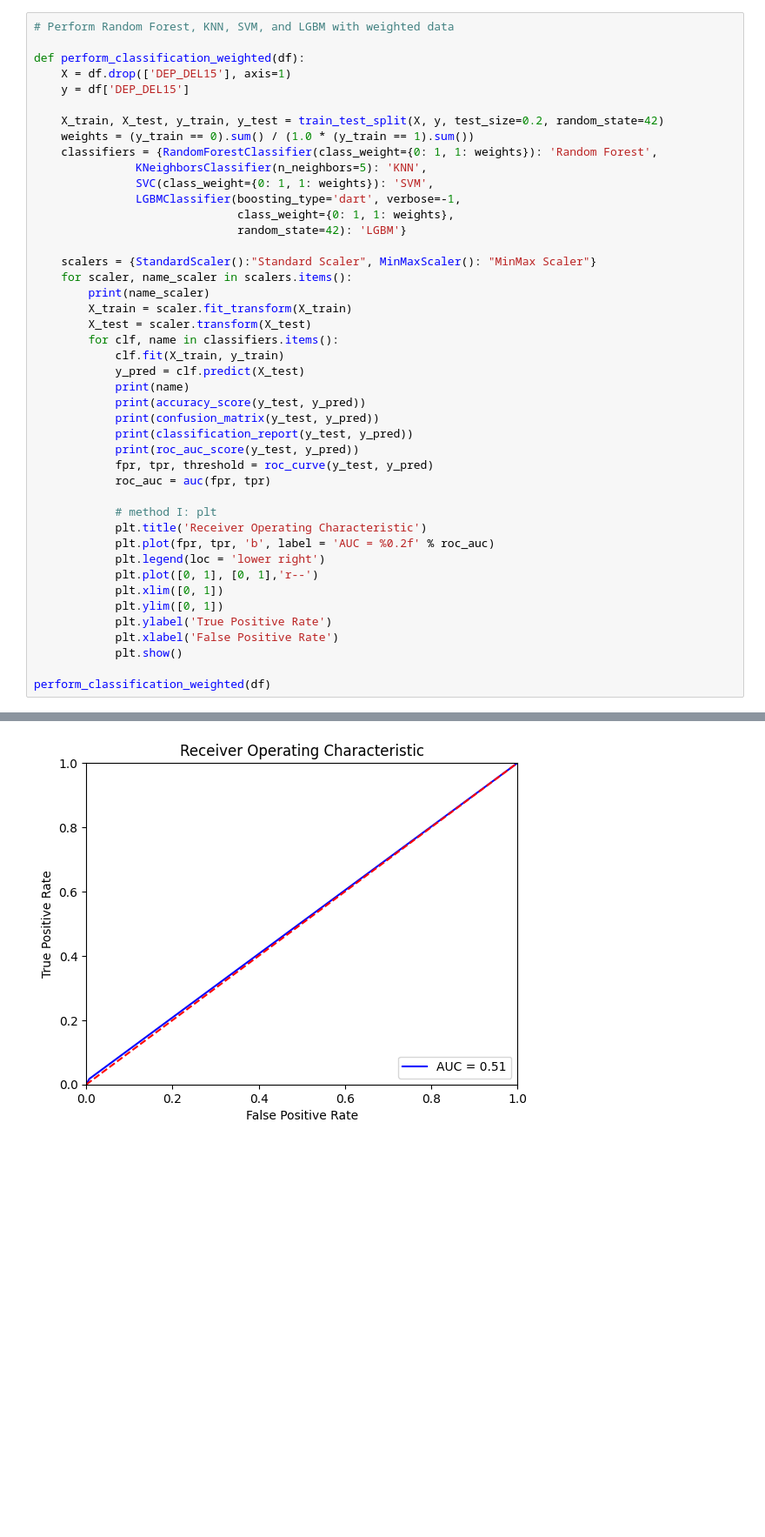
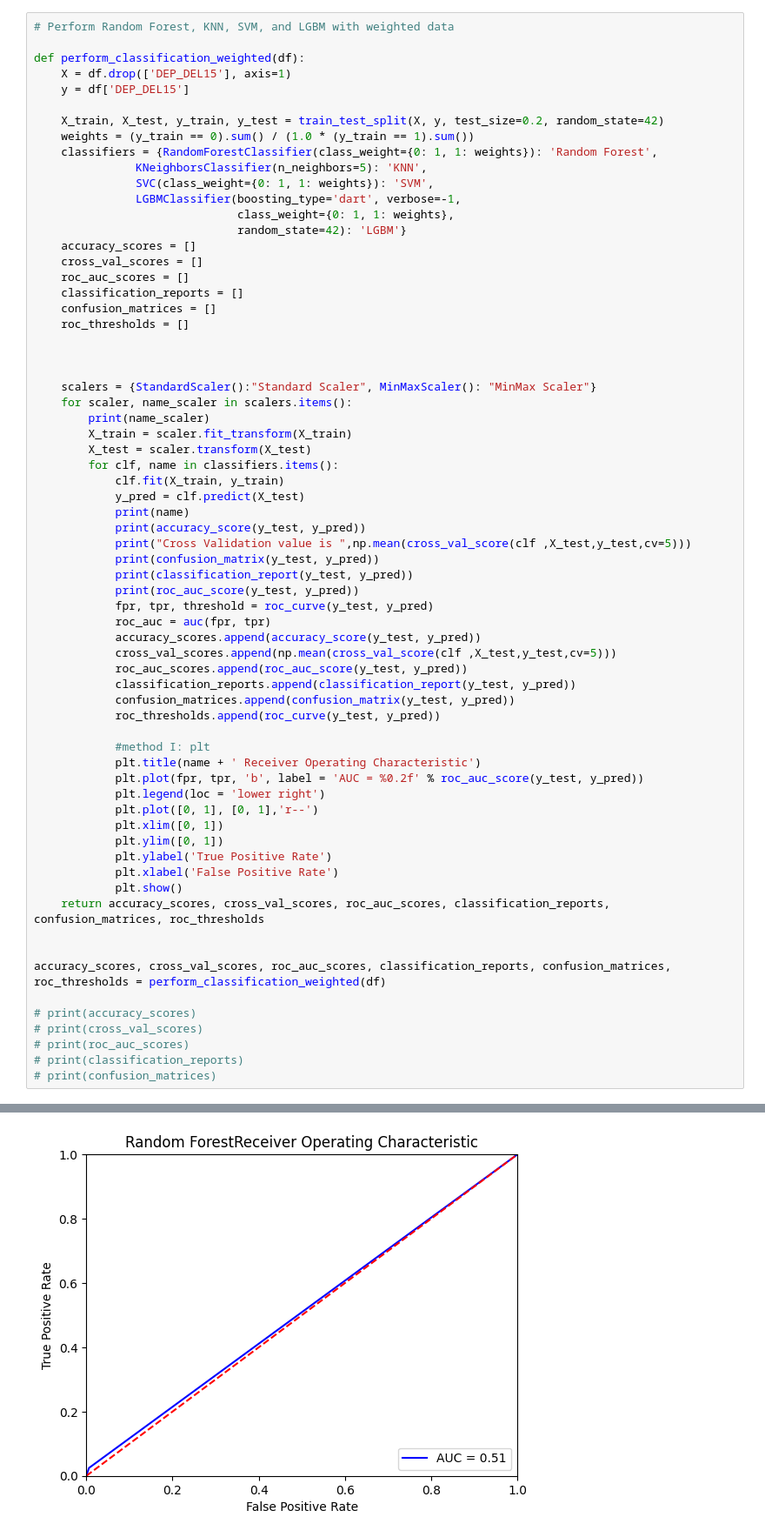
Before and after one commit to FraserW123/airline_project, a Jupyter notebook: main_classifiers.ipynb, the cells around one changed output, grey strips where cells are left out. Shown at 87% size. Saved outputs shown, nothing was run; the diff lists cells and outputs as text; blank space fills up the shorter version.

```diff
--- a/main_classifiers.ipynb
+++ b/main_classifiers.ipynb
@@ -350,6 +364,14 @@ def perform_classification_weighted(df):
                LGBMClassifier(boosting_type='dart', verbose=-1,
                               class_weight={0: 1, 1: weights},
                               random_state=42): 'LGBM'}
+    accuracy_scores = []
+    cross_val_scores = []
+    roc_auc_scores = []
+    classification_reports = []
+    confusion_matrices = []
+    roc_thresholds = []
+
+
 
     scalers = {StandardScaler():"Standard Scaler", MinMaxScaler(): "MinMax Scaler"}
     for scaler, name_scaler in scalers.items():
@@ -361,15 +383,22 @@ def perform_classification_weighted(df):
             y_pred = clf.predict(X_test)
             print(name)
             print(accuracy_score(y_test, y_pred))
+            print("Cross Validation value is ",np.mean(cross_val_score(clf ,X_test,y_test,cv=5)))
             print(confusion_matrix(y_test, y_pred))
             print(classification_report(y_test, y_pred))
             print(roc_auc_score(y_test, y_pred))
             fpr, tpr, threshold = roc_curve(y_test, y_pred)
             roc_auc = auc(fpr, tpr)
+            accuracy_scores.append(accuracy_score(y_test, y_pred))
+            cross_val_scores.append(np.mean(cross_val_score(clf ,X_test,y_test,cv=5)))
+            roc_auc_scores.append(roc_auc_score(y_test, y_pred))
+            classification_reports.append(classification_report(y_test, y_pred))
+            confusion_matrices.append(confusion_matrix(y_test, y_pred))
+            roc_thresholds.append(roc_curve(y_test, y_pred))
 
-            # method I: plt
-            plt.title('Receiver Operating Characteristic')
-            plt.plot(fpr, tpr, 'b', label = 'AUC = %0.2f' % roc_auc)
+            #method I: plt
+            plt.title(name + ' Receiver Operating Characteristic')
+            plt.plot(fpr, tpr, 'b', label = 'AUC = %0.2f' % roc_auc_score(y_test, y_pred))
             plt.legend(loc = 'lower right')
             plt.plot([0, 1], [0, 1],'r--')
             plt.xlim([0, 1])
@@ -377,8 +406,16 @@ def perform_classification_weighted(df):
             plt.ylabel('True Positive Rate')
             plt.xlabel('False Positive Rate')
             plt.show()
+    return accuracy_scores, cross_val_scores, roc_auc_scores, classification_reports, confusion_matrices, roc_thresholds
 
-perform_classification_weighted(df)
+
+accuracy_scores, cross_val_scores, roc_auc_scores, classification_reports, confusion_matrices, roc_thresholds = perform_classification_weighted(df)
+
+# print(accuracy_scores)
+# print(cross_val_scores)
+# print(roc_auc_scores)
+# print(classification_reports)
+# print(confusion_matrices)
 # %% [output]
 Standard Scaler
 Random Forest
@@ -398,3 +436,3 @@ weighted avg       0.72      0.80      0.71      2000
-[figure, old version]
+[figure, new version]
 KNN
 0.7815
```
Also changed, not shown: parts of 8 cells of this notebook, 36 other files.
